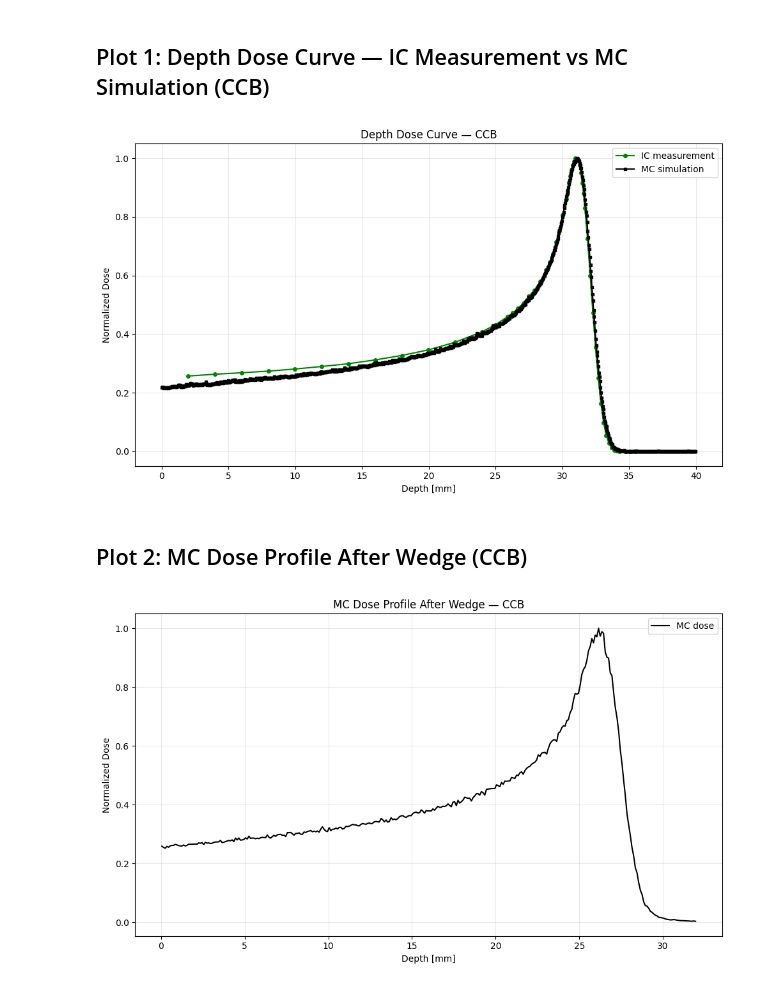
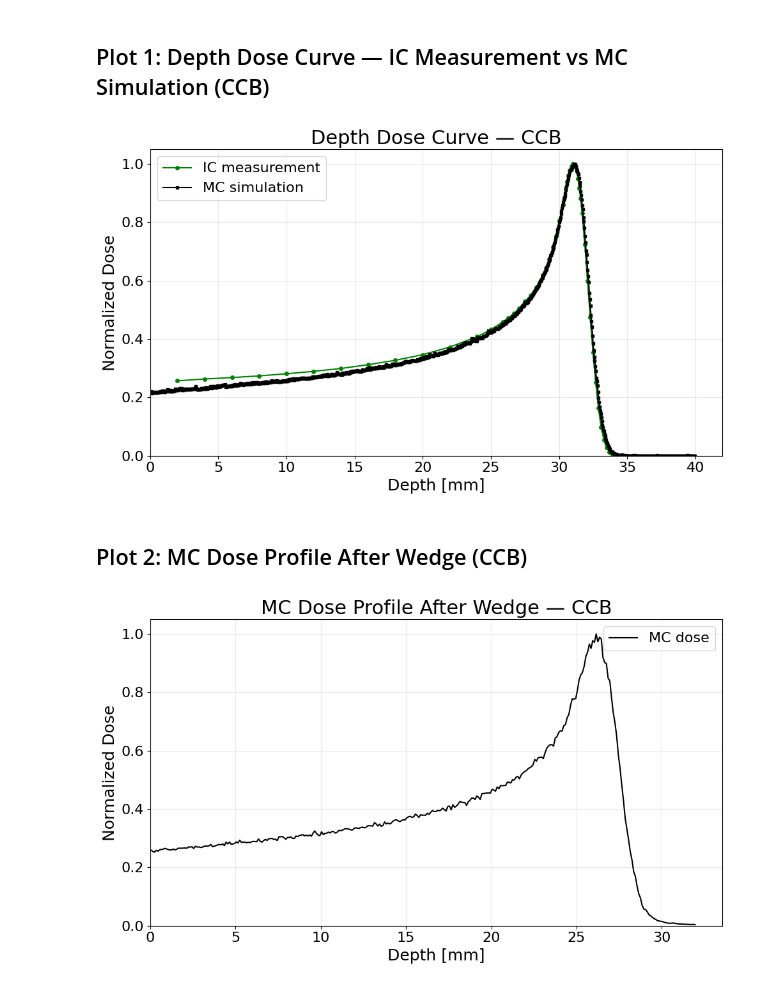
Before and after one commit to grzanka/osl_mb_foils, a Jupyter notebook: notebooks/pub_something_2026/ccb_depth_dose_and_wedge.ipynb, the cells around one changed output. Cells and saved outputs as stored; diff of their text form; code cells hidden in the pictures.

```diff
--- a/notebooks/pub_something_2026/ccb_depth_dose_and_wedge.ipynb
+++ b/notebooks/pub_something_2026/ccb_depth_dose_and_wedge.ipynb
@@ -15,36 +15,52 @@ output_dir = Path("../../output/pub2026/mc/data")
 # %%
 # Load depth dose data from HDF5 (generated by mc_depth_validation pipeline)
 df_exp = pd.read_hdf(output_dir / "ccb.h5", key="exp_depth_dose")  # IC measurement
 df_mc_depth = pd.read_hdf(output_dir / "ccb.h5", key="mc_depth_dose")  # MC simulation
 
+TITLE_FONTSIZE = 22
+LABEL_FONTSIZE = 18
+TICK_FONTSIZE = 16
+LEGEND_FONTSIZE = 16
+
 fig, ax = plt.subplots(figsize=(10, 6), facecolor='none')
 ax.set_facecolor('none')
 ax.plot(df_exp["x"], df_exp["y"], "o-", color="green", markersize=4, linewidth=1.5, label="IC measurement")
 ax.plot(df_mc_depth["depth"], df_mc_depth["dose"], "s-", color="black", markersize=3, linewidth=1.5, label="MC simulation")
-ax.set_xlabel("Depth [mm]")
-ax.set_ylabel("Normalized Dose")
-ax.set_title("Depth Dose Curve — CCB")
-ax.legend()
+ax.set_xlabel("Depth [mm]", fontsize=LABEL_FONTSIZE)
+ax.set_ylabel("Normalized Dose", fontsize=LABEL_FONTSIZE)
+ax.set_title("Depth Dose Curve — CCB", fontsize=TITLE_FONTSIZE)
+ax.legend(fontsize=LEGEND_FONTSIZE)
+ax.tick_params(axis='both', labelsize=TICK_FONTSIZE)
+ax.set_xlim(0, None)
+ax.set_ylim(0, None)
 ax.grid(True, alpha=0.3)
 fig.tight_layout()
 plt.show()
 # %% [output]
-[figure, old version]
+[figure, new version]
 # %% [markdown]
 ## Plot 2: MC Dose Profile After Wedge (CCB)
 # %%
 # Load MC wedge profile (generated by mc_wedge pipeline)
 df_wedge = pd.read_csv(output_dir / "mc_ccb.csv")
 
+TITLE_FONTSIZE = 22
+LABEL_FONTSIZE = 18
+TICK_FONTSIZE = 16
+LEGEND_FONTSIZE = 16
+
 fig, ax = plt.subplots(figsize=(10, 6), facecolor='none')
 ax.set_facecolor('none')
 ax.plot(df_wedge["depth"], df_wedge["dose"], "-", color="black", linewidth=1.5, label="MC dose")
-ax.set_xlabel("Depth [mm]")
-ax.set_ylabel("Normalized Dose")
-ax.set_title("MC Dose Profile After Wedge — CCB")
-ax.legend()
+ax.set_xlabel("Depth [mm]", fontsize=LABEL_FONTSIZE)
+ax.set_ylabel("Normalized Dose", fontsize=LABEL_FONTSIZE)
+ax.set_title("MC Dose Profile After Wedge — CCB", fontsize=TITLE_FONTSIZE)
+ax.legend(fontsize=LEGEND_FONTSIZE)
+ax.tick_params(axis='both', labelsize=TICK_FONTSIZE)
+ax.set_xlim(0, None)
+ax.set_ylim(0, None)
 ax.grid(True, alpha=0.3)
 fig.tight_layout()
 plt.show()
 # %% [output]
-[figure, old version]
+[figure, new version]
```
